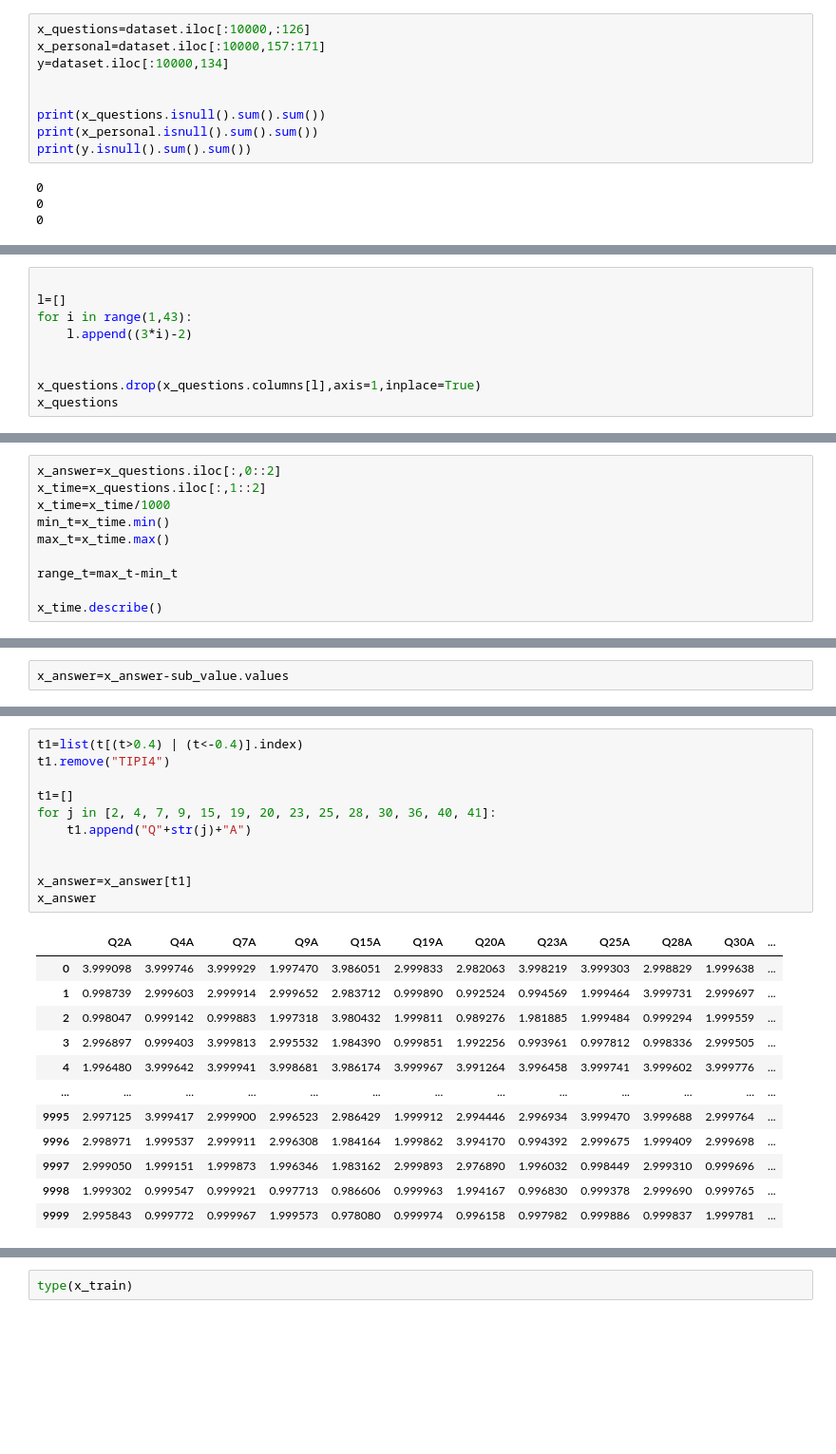
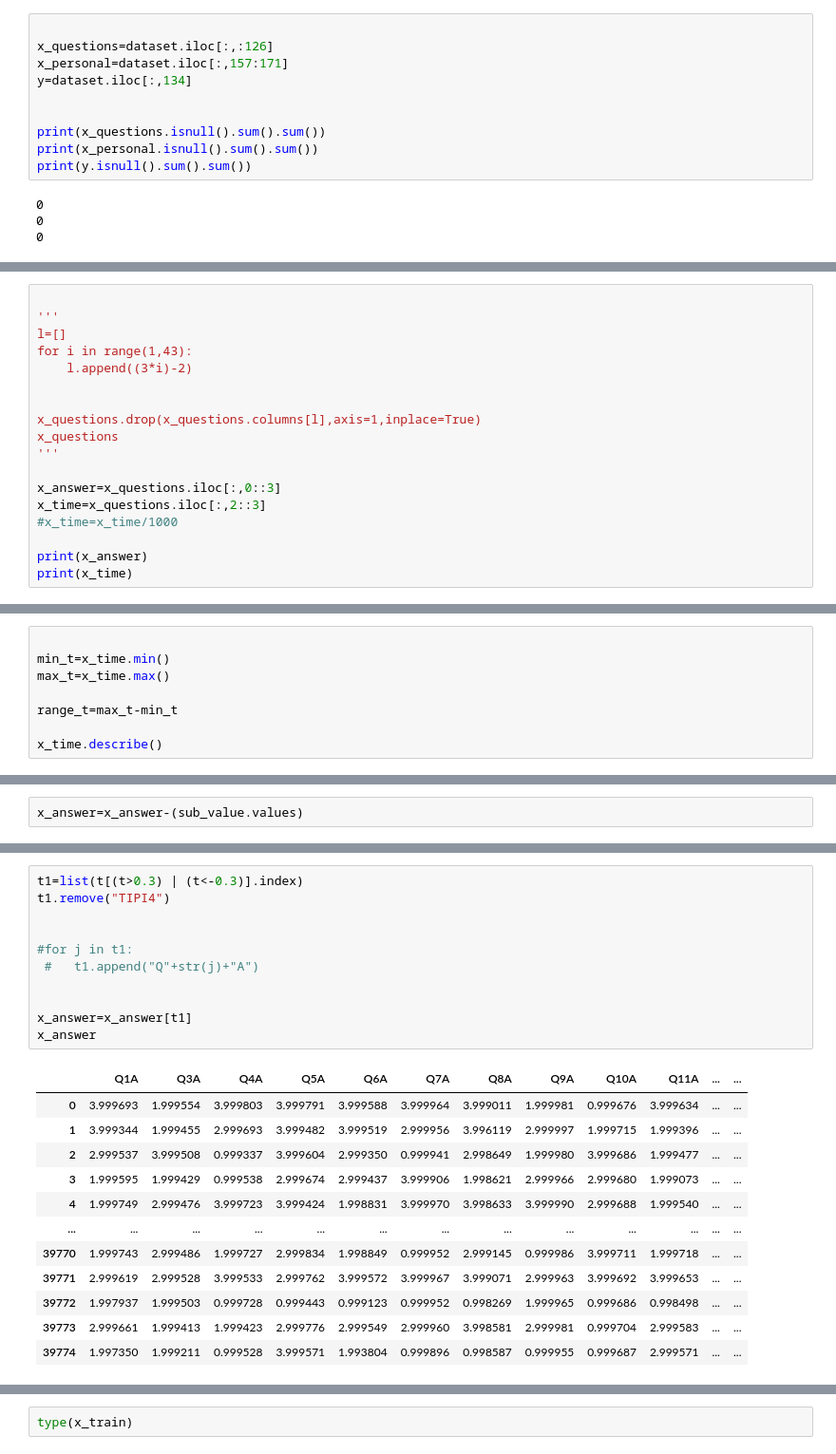
Before and after one commit to Rayyan1701/Anxiety-detection-using-ML, a Jupyter notebook: project - Copy.ipynb, the cells around one changed output, grey strips where cells are left out. Shown at 95% size. Cells and saved outputs as stored; diff of their text form; blank space fills up the shorter version.

```diff
--- a/project - Copy.ipynb
+++ b/project - Copy.ipynb
@@ -122,7 +122,8 @@ for i in dataset.columns:
 # %%
-x_questions=dataset.iloc[:10000,:126]
-x_personal=dataset.iloc[:10000,157:171]
-y=dataset.iloc[:10000,134]
+
+x_questions=dataset.iloc[:,:126]
+x_personal=dataset.iloc[:,157:171]
+y=dataset.iloc[:,134]
 
 
 print(x_questions.isnull().sum().sum())
@@ -150,5 +153,6 @@ Name: TIPI4, Length: 10000, dtype: int64
 # %%
 
+'''
 l=[]
 for i in range(1,43):
     l.append((3*i)-2)
@@ -156,4 +160,12 @@ for i in range(1,43):
 
 x_questions.drop(x_questions.columns[l],axis=1,inplace=True)
 x_questions
+'''
+
+x_answer=x_questions.iloc[:,0::3]
+x_time=x_questions.iloc[:,2::3]
+#x_time=x_time/1000
+
+print(x_answer)
+print(x_time)
 # %% [output]
@@ -173,7 +210,5 @@ x_questions
 # %%
-x_answer=x_questions.iloc[:,0::2]
-x_time=x_questions.iloc[:,1::2]
-x_time=x_time/1000
+
 min_t=x_time.min()
 max_t=x_time.max()
 
@@ -207,7 +242,7 @@ sub_value.describe()
 | max | 1.000000 | 1.000000 | 1.000000 | 1.000000 | 1.000000 | 1.000000 | 1.000000 | 1.000000 | 1.000000 | 1.000000 | ... | ... |
 8 rows × 42 columns
 # %%
-x_answer=x_answer-sub_value.values
+x_answer=x_answer-(sub_value.values)
 # %%
 x_answer
 # %% [output]
@@ -254,26 +281,26 @@ Q42A     0.271613
 TIPI4    1.000000
 Name: TIPI4, dtype: float64
 # %%
-t1=list(t[(t>0.4) | (t<-0.4)].index)
+t1=list(t[(t>0.3) | (t<-0.3)].index)
 t1.remove("TIPI4")
 
-t1=[]
-for j in [2, 4, 7, 9, 15, 19, 20, 23, 25, 28, 30, 36, 40, 41]:
-    t1.append("Q"+str(j)+"A")
+
+#for j in t1:
+ #   t1.append("Q"+str(j)+"A")
 
 
 x_answer=x_answer[t1]
 x_answer
 # %% [output]
-|  | Q2A | Q4A | Q7A | Q9A | Q15A | Q19A | Q20A | Q23A | Q25A | Q28A | Q30A | ... |
-| 0 | 3.999098 | 3.999746 | 3.999929 | 1.997470 | 3.986051 | 2.999833 | 2.982063 | 3.998219 | 3.999303 | 2.998829 | 1.999638 | ... |
-| 1 | 0.998739 | 2.999603 | 2.999914 | 2.999652 | 2.983712 | 0.999890 | 0.992524 | 0.994569 | 1.999464 | 3.999731 | 2.999697 | ... |
-| 2 | 0.998047 | 0.999142 | 0.999883 | 1.997318 | 3.980432 | 1.999811 | 0.989276 | 1.981885 | 1.999484 | 0.999294 | 1.999559 | ... |
-| 3 | 2.996897 | 0.999403 | 3.999813 | 2.995532 | 1.984390 | 0.999851 | 1.992256 | 0.993961 | 0.997812 | 0.998336 | 2.999505 | ... |
-| 4 | 1.996480 | 3.999642 | 3.999941 | 3.998681 | 3.986174 | 3.999967 | 3.991264 | 3.996458 | 3.999741 | 3.999602 | 3.999776 | ... |
+|  | Q1A | Q3A | Q4A | Q5A | Q6A | Q7A | Q8A | Q9A | Q10A | Q11A | ... | ... |
+| 0 | 3.999693 | 1.999554 | 3.999803 | 3.999791 | 3.999588 | 3.999964 | 3.999011 | 1.999981 | 0.999676 | 3.999634 | ... | ... |
+| 1 | 3.999344 | 1.999455 | 2.999693 | 3.999482 | 3.999519 | 2.999956 | 3.996119 | 2.999997 | 1.999715 | 1.999396 | ... | ... |
+| 2 | 2.999537 | 3.999508 | 0.999337 | 3.999604 | 2.999350 | 0.999941 | 2.998649 | 1.999980 | 3.999686 | 1.999477 | ... | ... |
+| 3 | 1.999595 | 1.999429 | 0.999538 | 2.999674 | 2.999437 | 3.999906 | 1.998621 | 2.999966 | 2.999680 | 1.999073 | ... | ... |
+| 4 | 1.999749 | 2.999476 | 3.999723 | 3.999424 | 1.998831 | 3.999970 | 3.998633 | 3.999990 | 2.999688 | 1.999540 | ... | ... |
 | ... | ... | ... | ... | ... | ... | ... | ... | ... | ... | ... | ... | ... |
-| 9995 | 2.997125 | 3.999417 | 2.999900 | 2.996523 | 2.986429 | 1.999912 | 2.994446 | 2.996934 | 3.999470 | 3.999688 | 2.999764 | ... |
-| 9996 | 2.998971 | 1.999537 | 2.999911 | 2.996308 | 1.984164 | 1.999862 | 3.994170 | 0.994392 | 2.999675 | 1.999409 | 2.999698 | ... |
-| 9997 | 2.999050 | 1.999151 | 1.999873 | 1.996346 | 1.983162 | 2.999893 | 2.976890 | 1.996032 | 0.998449 | 2.999310 | 0.999696 | ... |
-| 9998 | 1.999302 | 0.999547 | 0.999921 | 0.997713 | 0.986606 | 0.999963 | 1.994167 | 0.996830 | 0.999378 | 2.999690 | 0.999765 | ... |
-| 9999 | 2.995843 | 0.999772 | 0.999967 | 1.999573 | 0.978080 | 0.999974 | 0.996158 | 0.997982 | 0.999886 | 0.999837 | 1.999781 | ... |
+| 39770 | 1.999743 | 2.999486 | 1.999727 | 2.999834 | 1.998849 | 0.999952 | 2.999145 | 0.999986 | 3.999711 | 1.999718 | ... | ... |
+| 39771 | 2.999619 | 2.999528 | 3.999533 | 2.999762 | 3.999572 | 3.999967 | 3.999071 | 2.999963 | 3.999692 | 3.999653 | ... | ... |
+| 39772 | 1.997937 | 1.999503 | 0.999728 | 0.999443 | 0.999123 | 0.999952 | 0.998269 | 1.999965 | 0.999686 | 0.998498 | ... | ... |
+| 39773 | 2.999661 | 1.999413 | 1.999423 | 2.999776 | 2.999549 | 2.999960 | 3.998581 | 2.999981 | 0.999704 | 2.999583 | ... | ... |
+| 39774 | 1.997350 | 1.999211 | 0.999528 | 3.999571 | 1.993804 | 0.999896 | 0.998587 | 0.999955 | 0.999687 | 2.999571 | ... | ... |
```
Also changed, not shown: parts of 78 cells of this notebook, 1 other file.
